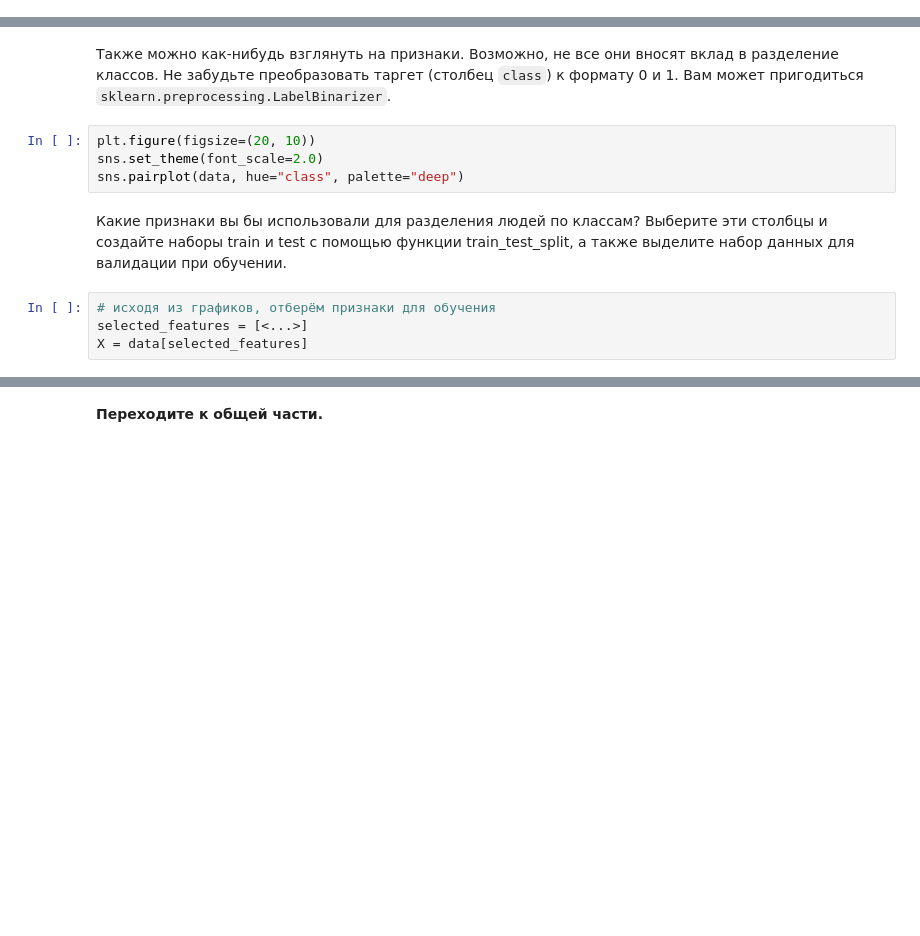
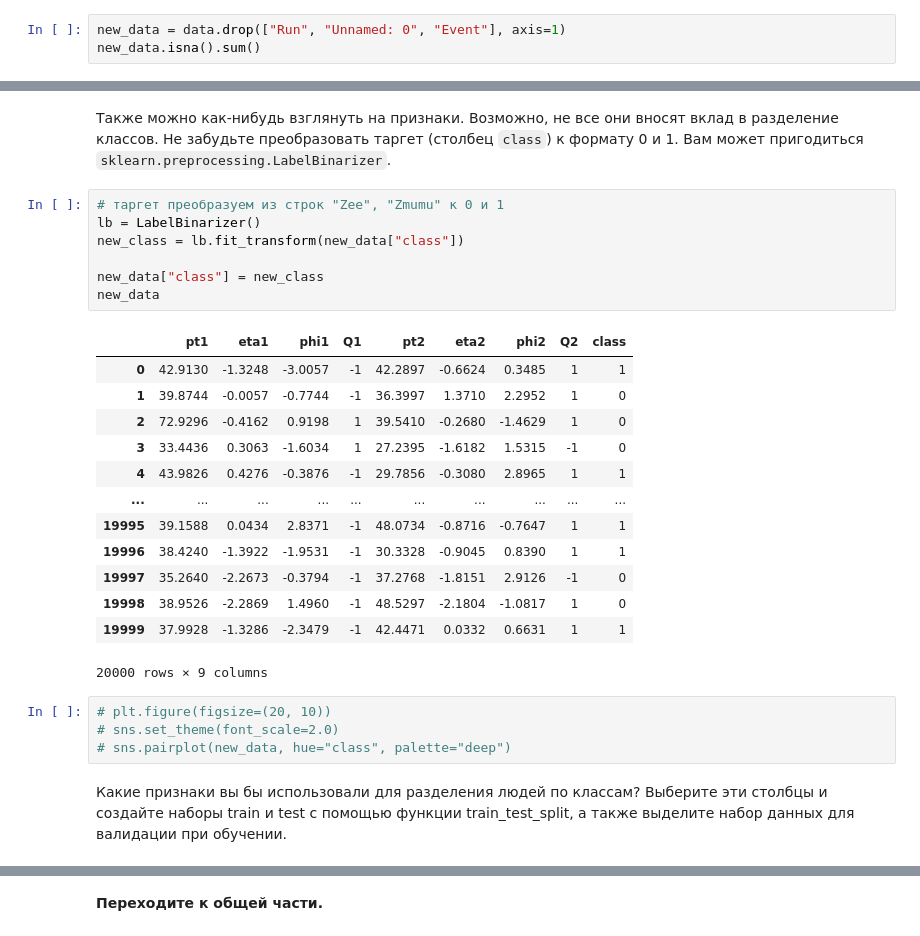
Before and after one commit to egoroz/data_scince_4_sem, a Jupyter notebook: 5/hw5.ipynb, the cells around one changed output, grey strips where cells are left out. Drawn from its saved outputs; the diff is of its cells as text; blank space fills up the shorter version.

```diff
--- a/5/hw5.ipynb
+++ b/5/hw5.ipynb
@@ -480,2 +475,5 @@ FileNotFoundError: [Errno 2] No such file or directory: 'Z_boson.csv'
 # %% [markdown]
 Удалите столбцы `Unnamed: 0`, `Run` и `Event`, так как это не физические величины. Удалите строки, где есть пропуски, если таковые имеются.
+# %%
+new_data = data.drop(["Run", "Unnamed: 0", "Event"], axis=1)
+new_data.isna().sum()
@@ -482,12 +491,29 @@ FileNotFoundError: [Errno 2] No such file or directory: 'Z_boson.csv'
 # %% [markdown]
 Также можно как-нибудь взглянуть на признаки. Возможно, не все они вносят вклад в разделение классов. Не забудьте преобразовать таргет (столбец `class`) к формату 0 и 1. Вам может пригодиться `sklearn.preprocessing.LabelBinarizer`.
+# %%
+# таргет преобразуем из строк "Zee", "Zmumu" к 0 и 1
+lb = LabelBinarizer()
+new_class = lb.fit_transform(new_data["class"])
+
+new_data["class"] = new_class
+new_data
+# %% [output]
+|  | pt1 | eta1 | phi1 | Q1 | pt2 | eta2 | phi2 | Q2 | class |
+| 0 | 42.9130 | -1.3248 | -3.0057 | -1 | 42.2897 | -0.6624 | 0.3485 | 1 | 1 |
+| 1 | 39.8744 | -0.0057 | -0.7744 | -1 | 36.3997 | 1.3710 | 2.2952 | 1 | 0 |
+| 2 | 72.9296 | -0.4162 | 0.9198 | 1 | 39.5410 | -0.2680 | -1.4629 | 1 | 0 |
+| 3 | 33.4436 | 0.3063 | -1.6034 | 1 | 27.2395 | -1.6182 | 1.5315 | -1 | 0 |
+| 4 | 43.9826 | 0.4276 | -0.3876 | -1 | 29.7856 | -0.3080 | 2.8965 | 1 | 1 |
+| ... | ... | ... | ... | ... | ... | ... | ... | ... | ... |
+| 19995 | 39.1588 | 0.0434 | 2.8371 | -1 | 48.0734 | -0.8716 | -0.7647 | 1 | 1 |
+| 19996 | 38.4240 | -1.3922 | -1.9531 | -1 | 30.3328 | -0.9045 | 0.8390 | 1 | 1 |
+| 19997 | 35.2640 | -2.2673 | -0.3794 | -1 | 37.2768 | -1.8151 | 2.9126 | -1 | 0 |
+| 19998 | 38.9526 | -2.2869 | 1.4960 | -1 | 48.5297 | -2.1804 | -1.0817 | 1 | 0 |
+| 19999 | 37.9928 | -1.3286 | -2.3479 | -1 | 42.4471 | 0.0332 | 0.6631 | 1 | 1 |
+20000 rows × 9 columns
 # %%
-plt.figure(figsize=(20, 10))
-sns.set_theme(font_scale=2.0)
-sns.pairplot(data, hue="class", palette="deep")
+# plt.figure(figsize=(20, 10))
+# sns.set_theme(font_scale=2.0)
+# sns.pairplot(new_data, hue="class", palette="deep")
 # %% [markdown]
 Какие признаки вы бы использовали для разделения людей по классам? Выберите эти столбцы и создайте наборы train и test с помощью функции train_test_split, а также выделите набор данных для валидации при обучении.
-# %%
-# исходя из графиков, отберём признаки для обучения
-selected_features = [<...>]
-X = data[selected_features]
```
Also changed, not shown: parts of 37 cells of this notebook, 1 other file.
